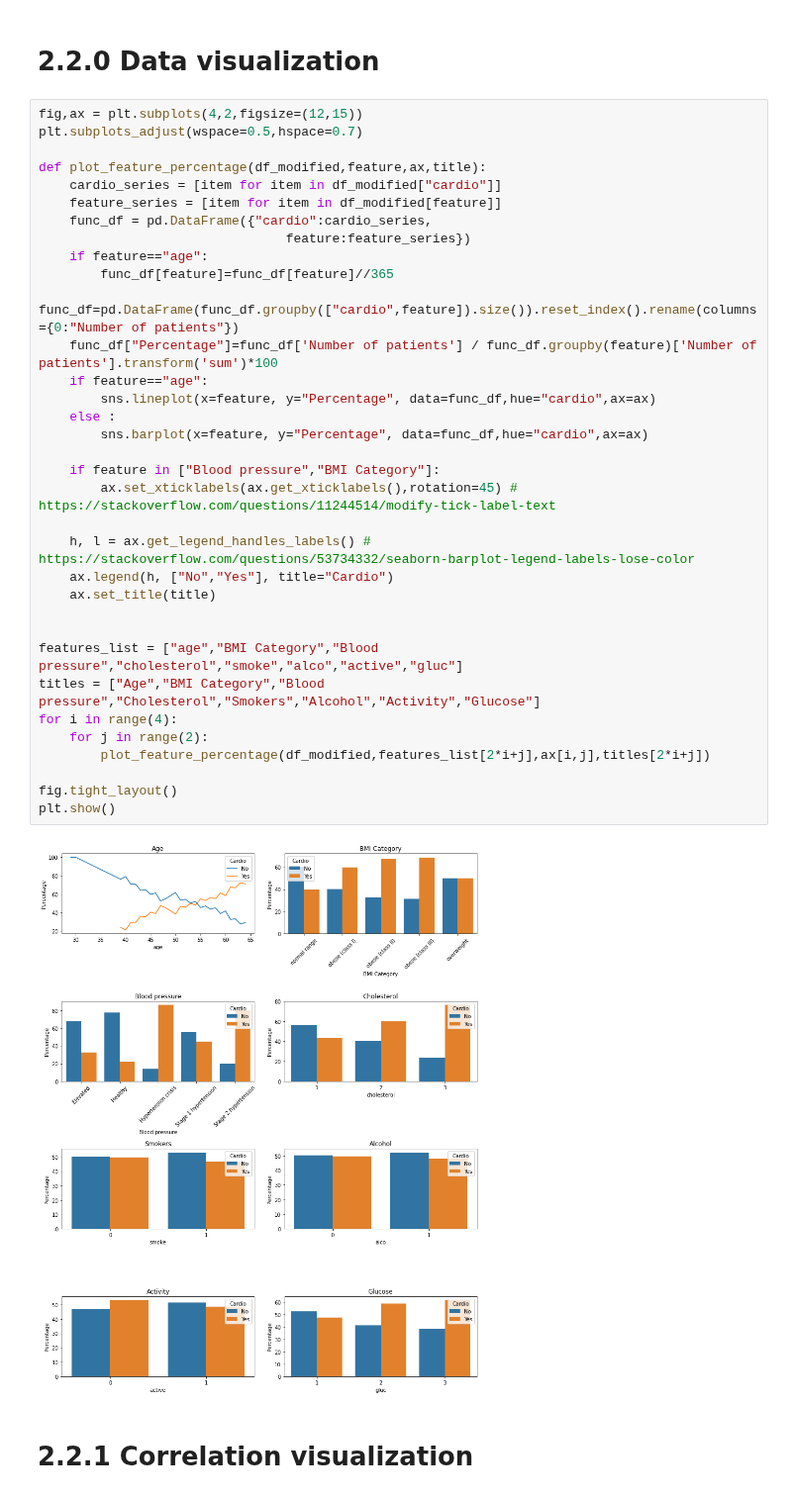
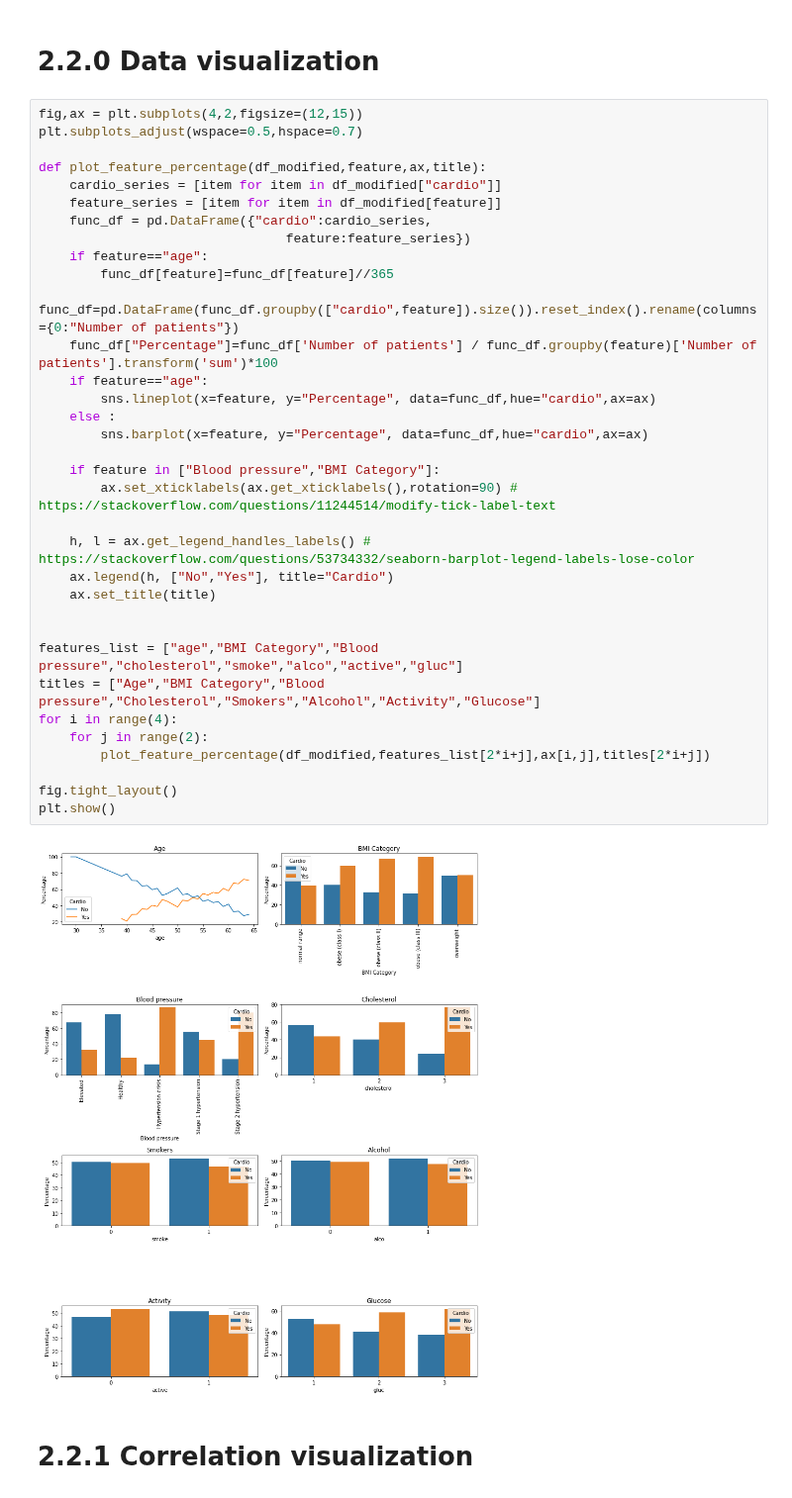
Before and after one commit to SamiFatmi/Machine-Learning-SAMI-FATMI, a Jupyter notebook: Labs/2-Disease_prediction.ipynb, the cells around one changed output. Shown at 99% size. Cells and saved outputs as stored; diff of their text form.

```diff
--- a/Labs/2-Disease_prediction.ipynb
+++ b/Labs/2-Disease_prediction.ipynb
@@ -269,35 +269,35 @@ plt.subplots_adjust(wspace=0.5,hspace=0.7)
 def plot_feature_percentage(df_modified,feature,ax,title):
     cardio_series = [item for item in df_modified["cardio"]]
     feature_series = [item for item in df_modified[feature]]
     func_df = pd.DataFrame({"cardio":cardio_series,
                                 feature:feature_series})
     if feature=="age":
         func_df[feature]=func_df[feature]//365
     func_df=pd.DataFrame(func_df.groupby(["cardio",feature]).size()).reset_index().rename(columns={0:"Number of patients"})
     func_df["Percentage"]=func_df['Number of patients'] / func_df.groupby(feature)['Number of patients'].transform('sum')*100
     if feature=="age":
         sns.lineplot(x=feature, y="Percentage", data=func_df,hue="cardio",ax=ax)
     else :
         sns.barplot(x=feature, y="Percentage", data=func_df,hue="cardio",ax=ax)
 
     if feature in ["Blood pressure","BMI Category"]:
-        ax.set_xticklabels(ax.get_xticklabels(),rotation=45) # https://stackoverflow.com/questions/11244514/modify-tick-label-text
+        ax.set_xticklabels(ax.get_xticklabels(),rotation=90) # https://stackoverflow.com/questions/11244514/modify-tick-label-text
 
     h, l = ax.get_legend_handles_labels() # https://stackoverflow.com/questions/53734332/seaborn-barplot-legend-labels-lose-color
     ax.legend(h, ["No","Yes"], title="Cardio")
     ax.set_title(title)
 
 
 features_list = ["age","BMI Category","Blood pressure","cholesterol","smoke","alco","active","gluc"]
 titles = ["Age","BMI Category","Blood pressure","Cholesterol","Smokers","Alcohol","Activity","Glucose"]
 for i in range(4):
     for j in range(2):
         plot_feature_percentage(df_modified,features_list[2*i+j],ax[i,j],titles[2*i+j])
 
 fig.tight_layout()
 plt.show()
 # %% [output]
-[figure, old version]
+[figure, new version]
 # %% [markdown]
 # 2.2.1 Correlation visualization
 # %%
```
Also changed, not shown: parts of 1 cell of this notebook.
